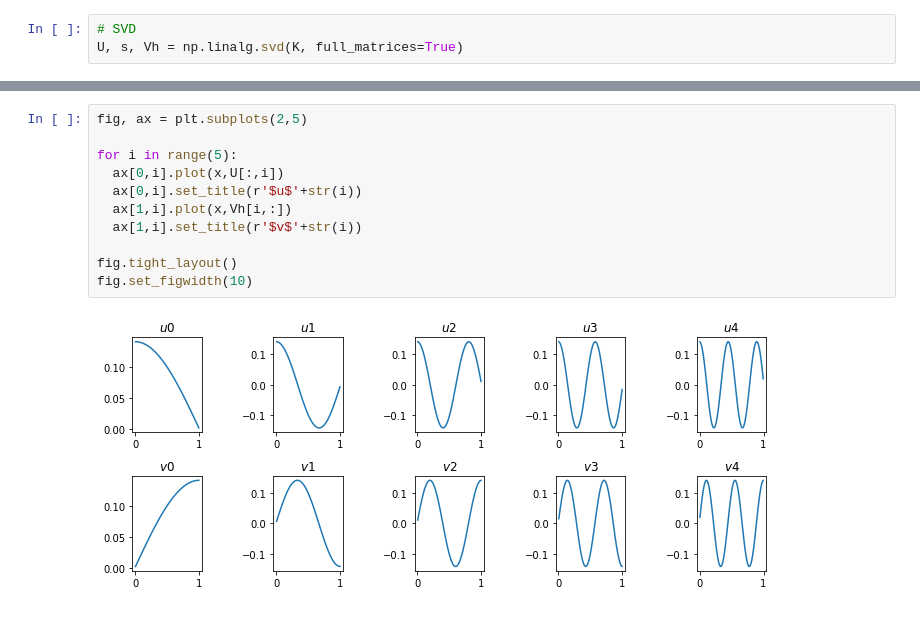
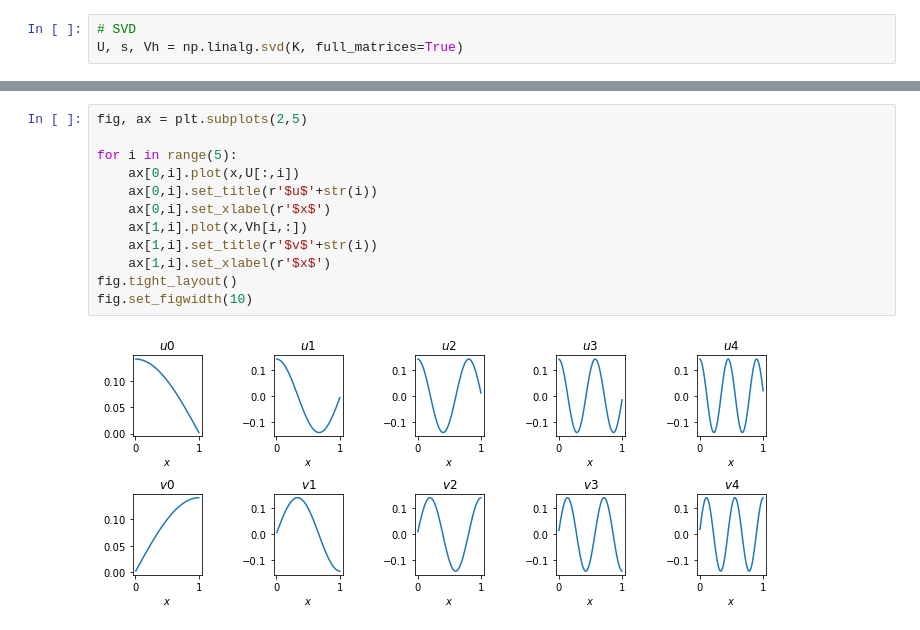
Before and after one commit to freyyia/xCTing_training, a Jupyter notebook: notebooks/Linear_IP_answers.ipynb, the cells around one changed output, grey strips where cells are left out. Drawn from its saved outputs; the diff is of its cells as text.

```diff
--- a/notebooks/Linear_IP_answers.ipynb
+++ b/notebooks/Linear_IP_answers.ipynb
@@ -72,13 +84,14 @@ U, s, Vh = np.linalg.svd(K, full_matrices=True)
 # %%
 fig, ax = plt.subplots(2,5)
 
 for i in range(5):
-  ax[0,i].plot(x,U[:,i])
-  ax[0,i].set_title(r'$u$'+str(i))
-  ax[1,i].plot(x,Vh[i,:])
-  ax[1,i].set_title(r'$v$'+str(i))
-
+    ax[0,i].plot(x,U[:,i])
+    ax[0,i].set_title(r'$u$'+str(i))
+    ax[0,i].set_xlabel(r'$x$')
+    ax[1,i].plot(x,Vh[i,:])
+    ax[1,i].set_title(r'$v$'+str(i))
+    ax[1,i].set_xlabel(r'$x$')
 fig.tight_layout()
 fig.set_figwidth(10)
 # %% [output]
-[figure, old version]
+[figure, new version]
```
Also changed, not shown: parts of 10 cells of this notebook.
